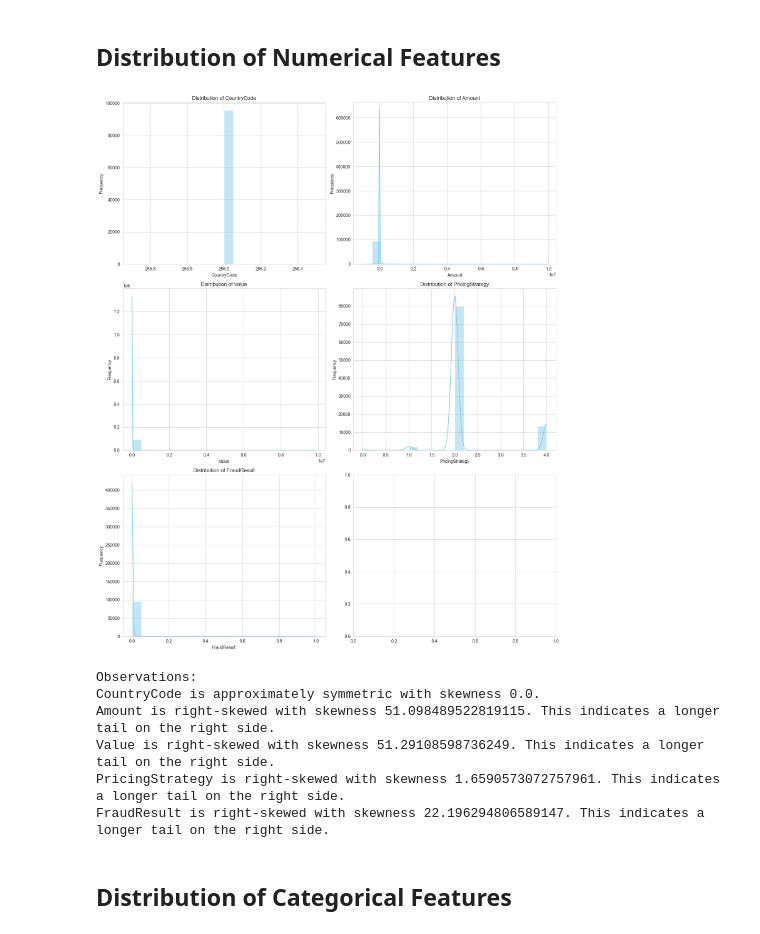
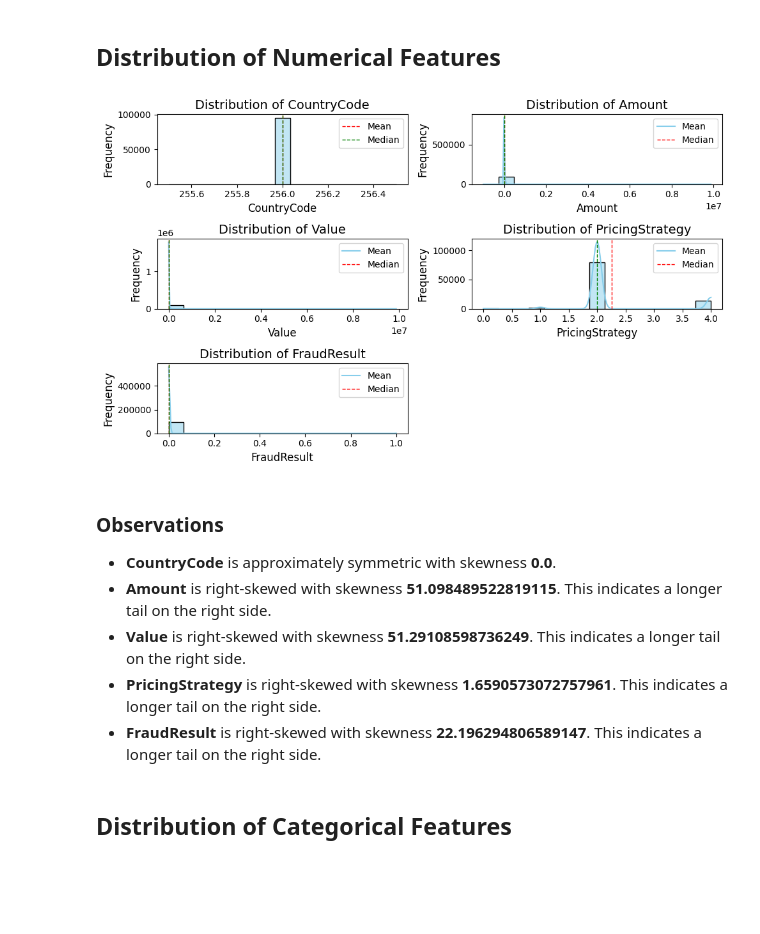
Before and after one commit to Roman0290/BatiCreditAI, a Jupyter notebook: notebooks/credit_risk_EDA_analysis.ipynb, the cells around one changed output. Drawn from its saved outputs; the diff is of its cells as text; code cells hidden in the pictures; blank space fills up the shorter version.

```diff
--- a/notebooks/credit_risk_EDA_analysis.ipynb
+++ b/notebooks/credit_risk_EDA_analysis.ipynb
@@ -61,14 +124,20 @@ max          256.0  9.880000e+06  9.880000e+06         4.000000      1.000000
+# %%
+processed_data = DataCleaner(processed_data)
+categorical_vars, numerical_vars = processed_data.identify_variable_types()
 # %% [markdown]
 ## Distribution of Numerical Features
-# %%
-visualize_numerical_distribution(raw_df)
-# %% [output]
-[figure, removed]
-Observations:
-CountryCode is approximately symmetric with skewness 0.0.
-Amount is right-skewed with skewness 51.098489522819115. This indicates a longer tail on the right side.
-Value is right-skewed with skewness 51.29108598736249. This indicates a longer tail on the right side.
-PricingStrategy is right-skewed with skewness 1.6590573072757961. This indicates a longer tail on the right side.
-FraudResult is right-skewed with skewness 22.196294806589147. This indicates a longer tail on the right side.
+# %%
+# Distribution of Numerical Features
+eda.plot_numerical_distribution(numerical_vars)
+# %% [output]
+[figure, added]
+# %% [markdown]
+### Observations
+
+- **CountryCode** is approximately symmetric with skewness **0.0**.
+- **Amount** is right-skewed with skewness **51.098489522819115**. This indicates a longer tail on the right side.
+- **Value** is right-skewed with skewness **51.29108598736249**. This indicates a longer tail on the right side.
+- **PricingStrategy** is right-skewed with skewness **1.6590573072757961**. This indicates a longer tail on the right side.
+- **FraudResult** is right-skewed with skewness **22.196294806589147**. This indicates a longer tail on the right side.
 # %% [markdown]
 ## Distribution of Categorical Features
```
Also changed, not shown: parts of 29 cells of this notebook, 2 other files.
